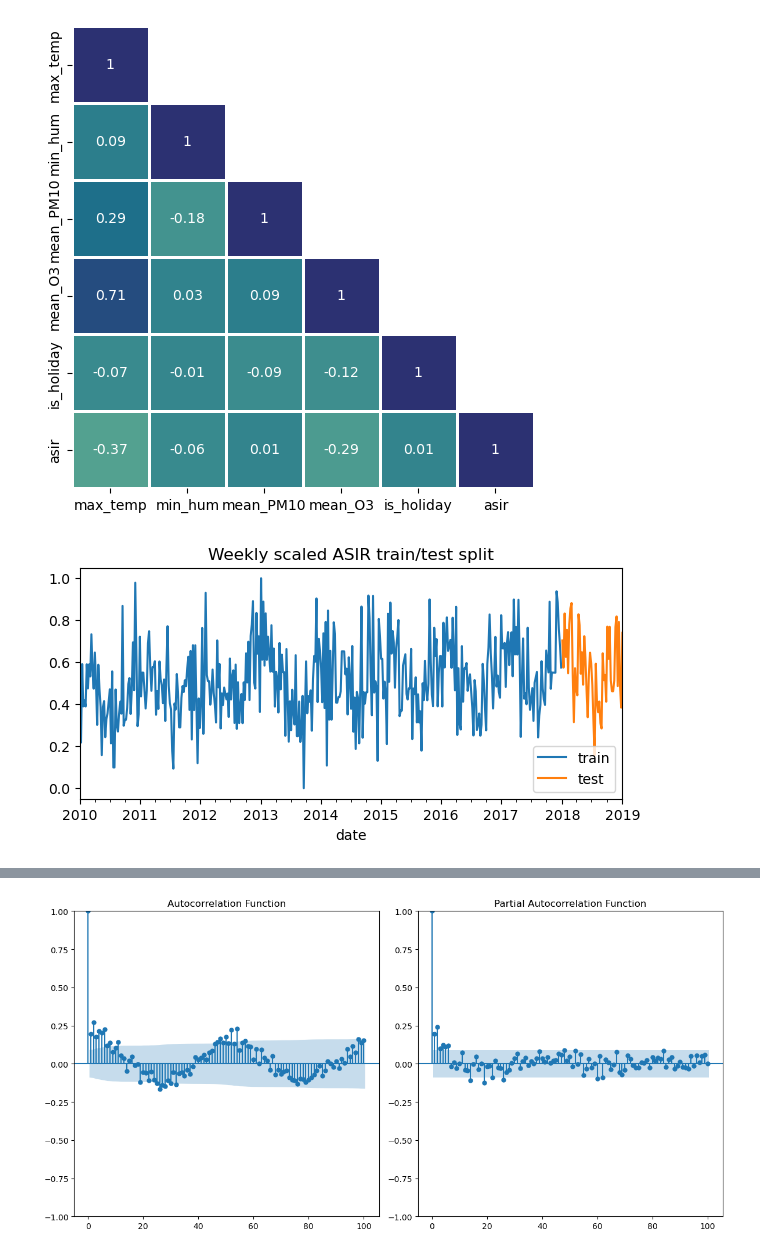
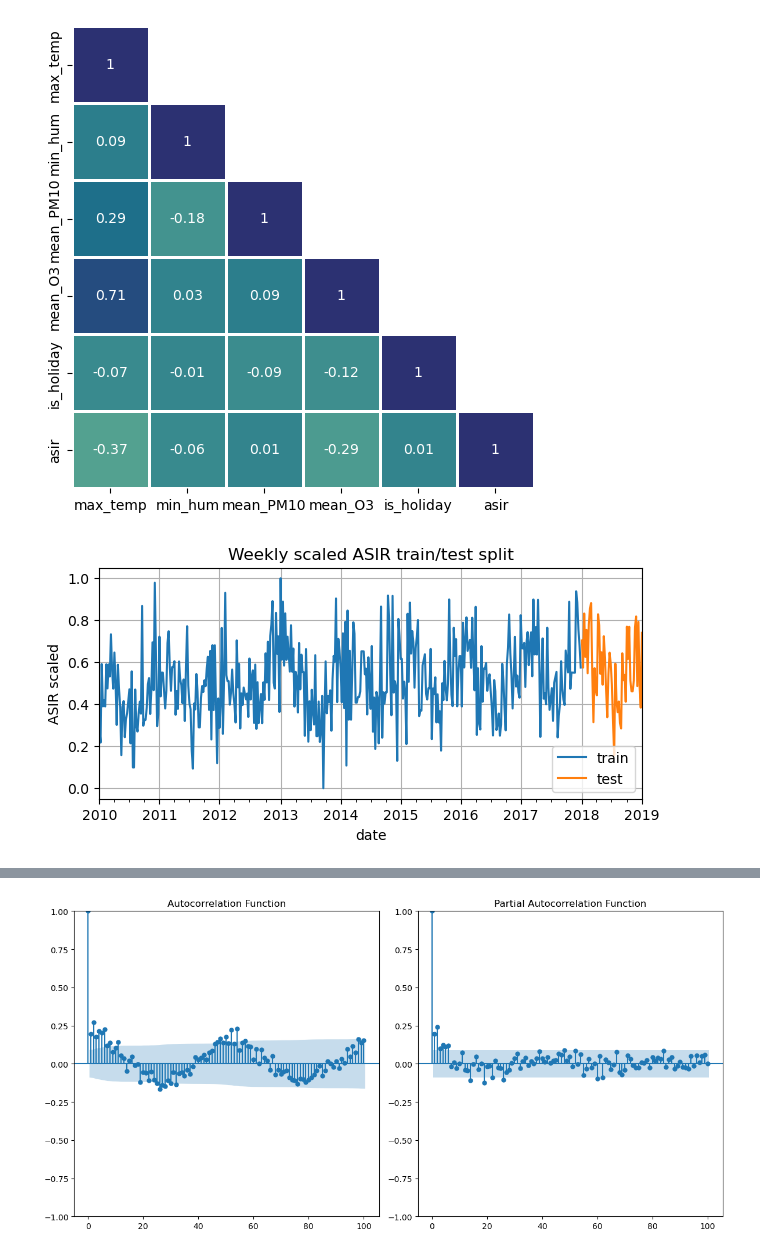
Before and after one commit to zemgabriela/Master_thesis, a Jupyter notebook: ARIMA,SARIMAX,RSS(Python)_1.ipynb, the cells around one changed output, grey strips where cells are left out. Drawn from its saved outputs; the diff is of its cells as text; code cells hidden in the pictures.

```diff
--- a/ARIMA,SARIMAX,RSS(Python)_1.ipynb
+++ b/ARIMA,SARIMAX,RSS(Python)_1.ipynb
@@ -303,18 +303,20 @@ corrMat(df_f_scaled)
 # %%
 # =========== TRAIN/TEST SPLIT ============
 # Filter the data for the year 2018
 train = df_f_scaled[df_f_scaled.index.year < 2018]
 
 # Filter the data from the year 2019 onwards
 validation = df_f_scaled[df_f_scaled.index.year >= 2018]
 
 # Plot
 fig, ax = plt.subplots(figsize=(7, 3))
 train['asir'].plot(ax=ax, label='train')  # Plot the 'asir' column of the training set
 validation['asir'].plot(ax=ax, label='test')  # Plot the 'asir' column of the validation set
 ax.set_title('Weekly scaled ASIR train/test split')
 ax.legend()
+plt.grid(True)
+plt.ylabel('ASIR scaled')
 plt.savefig('plots/train_test_scaled_split.pdf', format='pdf', bbox_inches='tight')
 plt.show()
 # %% [output]
-[figure, old version]
+[figure, new version]
```
Also changed, not shown: parts of 11 cells of this notebook.
